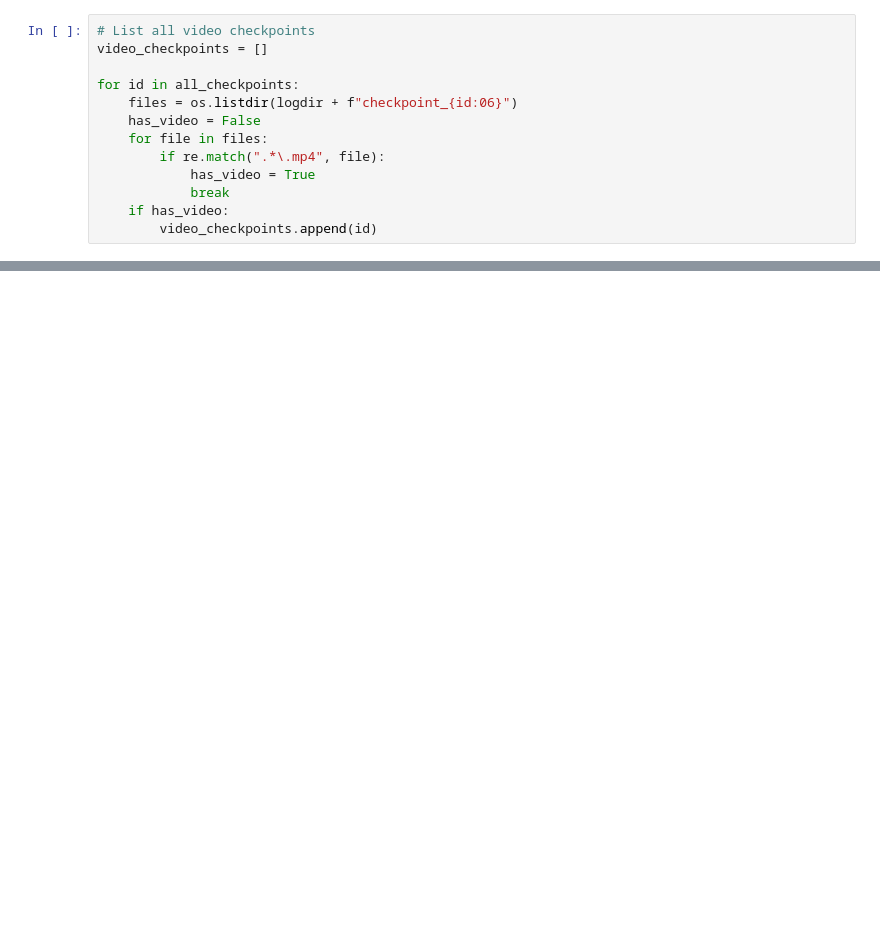
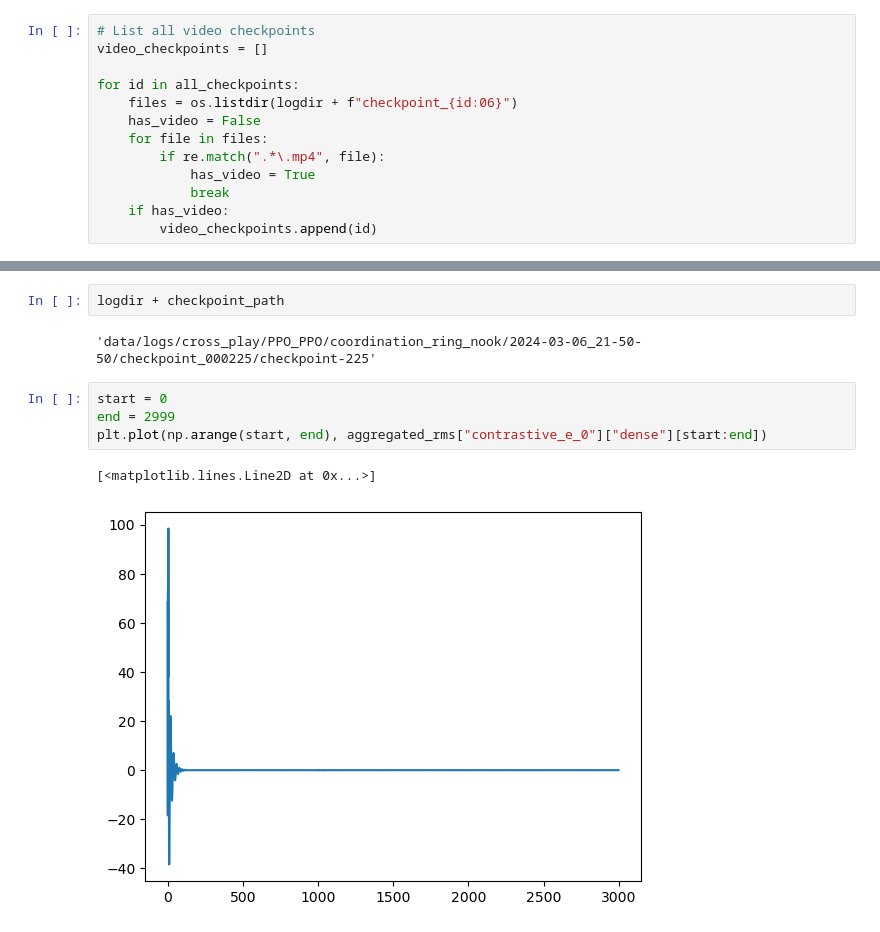
Before and after one commit to festusev/MinEntropy, a Jupyter notebook: interpret_results.ipynb, the cells around one changed output, grey strips where cells are left out. Cells and saved outputs as stored; diff of their text form; blank space fills up the shorter version.

```diff
--- a/interpret_results.ipynb
+++ b/interpret_results.ipynb
@@ -432,4 +443,15 @@ Video(url=logdir + checkpoint_path + "_1.mp4")
 # %% [output]
 [interactive output not drawn]
+# %%
+logdir + checkpoint_path
+# %% [output]
+'data/logs/cross_play/PPO_PPO/coordination_ring_nook/2024-03-06_21-50-50/checkpoint_000225/checkpoint-225'
+# %%
+start = 0
+end = 2999
+plt.plot(np.arange(start, end), aggregated_rms["contrastive_e_0"]["dense"][start:end])
+# %% [output]
+[<matplotlib.lines.Line2D at 0x...>]
+[figure, added]
 # %%
 checkpoint_path
```
Also changed, not shown: parts of 14 cells of this notebook, 6 other files.
